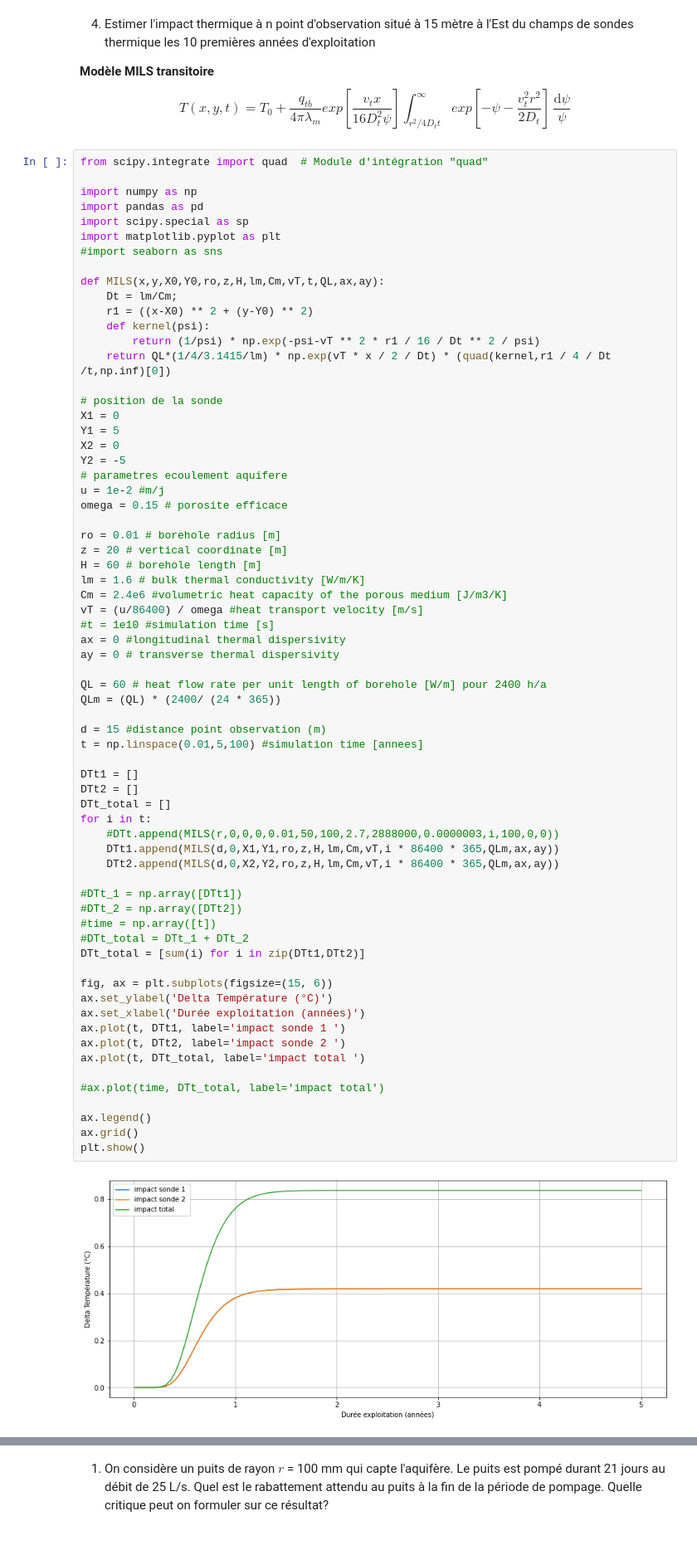
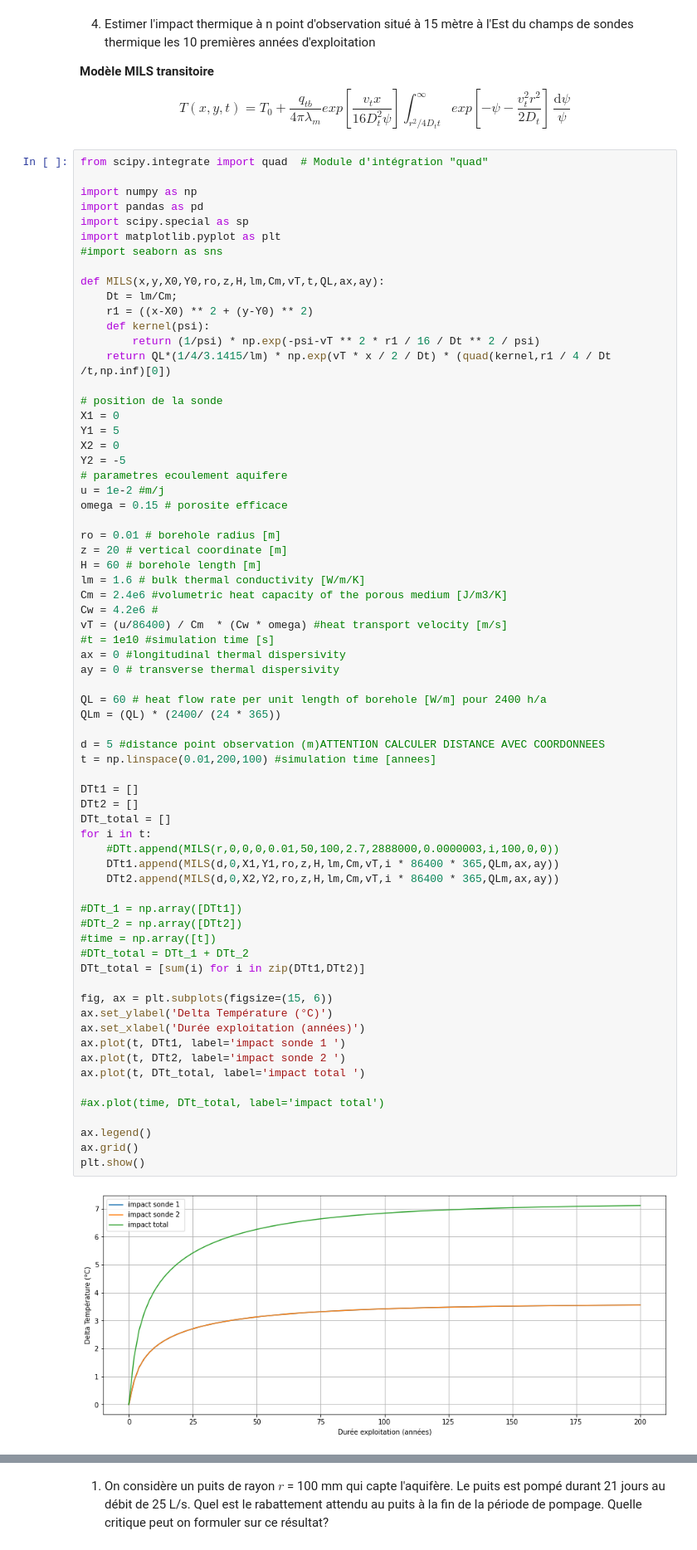
Before and after one commit to larroque852/NB_ENS3_geothermie, a Jupyter notebook: ENS3_GEOTH_EXO.ipynb, the cells around one changed output, grey strips where cells are left out. Shown: that part at 83% size. Saved outputs shown, nothing was run; the diff lists cells and outputs as text.

```diff
--- a/ENS3_GEOTH_EXO.ipynb
+++ b/ENS3_GEOTH_EXO.ipynb
@@ -661,7 +682,8 @@ z = 20 # vertical coordinate [m]
 H = 60 # borehole length [m]
 lm = 1.6 # bulk thermal conductivity [W/m/K]
 Cm = 2.4e6 #volumetric heat capacity of the porous medium [J/m3/K]
-vT = (u/86400) / omega #heat transport velocity [m/s]
+Cw = 4.2e6 #
+vT = (u/86400) / Cm  * (Cw * omega) #heat transport velocity [m/s]
 #t = 1e10 #simulation time [s]
 ax = 0 #longitudinal thermal dispersivity
 ay = 0 # transverse thermal dispersivity
@@ -669,37 +691,37 @@ ay = 0 # transverse thermal dispersivity
 QL = 60 # heat flow rate per unit length of borehole [W/m] pour 2400 h/a
 QLm = (QL) * (2400/ (24 * 365))
 
-d = 15 #distance point observation (m)
-t = np.linspace(0.01,5,100) #simulation time [annees]
+d = 5 #distance point observation (m)ATTENTION CALCULER DISTANCE AVEC COORDONNEES
+t = np.linspace(0.01,200,100) #simulation time [annees]
 
 DTt1 = []
 DTt2 = []
 DTt_total = []
 for i in t:
     #DTt.append(MILS(r,0,0,0,0.01,50,100,2.7,2888000,0.0000003,i,100,0,0))
     DTt1.append(MILS(d,0,X1,Y1,ro,z,H,lm,Cm,vT,i * 86400 * 365,QLm,ax,ay))
     DTt2.append(MILS(d,0,X2,Y2,ro,z,H,lm,Cm,vT,i * 86400 * 365,QLm,ax,ay))
 
 #DTt_1 = np.array([DTt1])
 #DTt_2 = np.array([DTt2])
 #time = np.array([t])
 #DTt_total = DTt_1 + DTt_2
 DTt_total = [sum(i) for i in zip(DTt1,DTt2)]
 
 fig, ax = plt.subplots(figsize=(15, 6))
 ax.set_ylabel('Delta Température (°C)')
 ax.set_xlabel('Durée exploitation (années)')
 ax.plot(t, DTt1, label='impact sonde 1 ')
 ax.plot(t, DTt2, label='impact sonde 2 ')
 ax.plot(t, DTt_total, label='impact total ')
 
 #ax.plot(time, DTt_total, label='impact total')
 
 ax.legend()
 ax.grid()
 plt.show()
 # %% [output]
-[figure, old version]
+[figure, new version]
 # %% [markdown]
 ## Dimensionnement d'un dispositif de géothermie très basse énergie sur nappe ##
 
```
Also changed, not shown: parts of 29 cells of this notebook.
